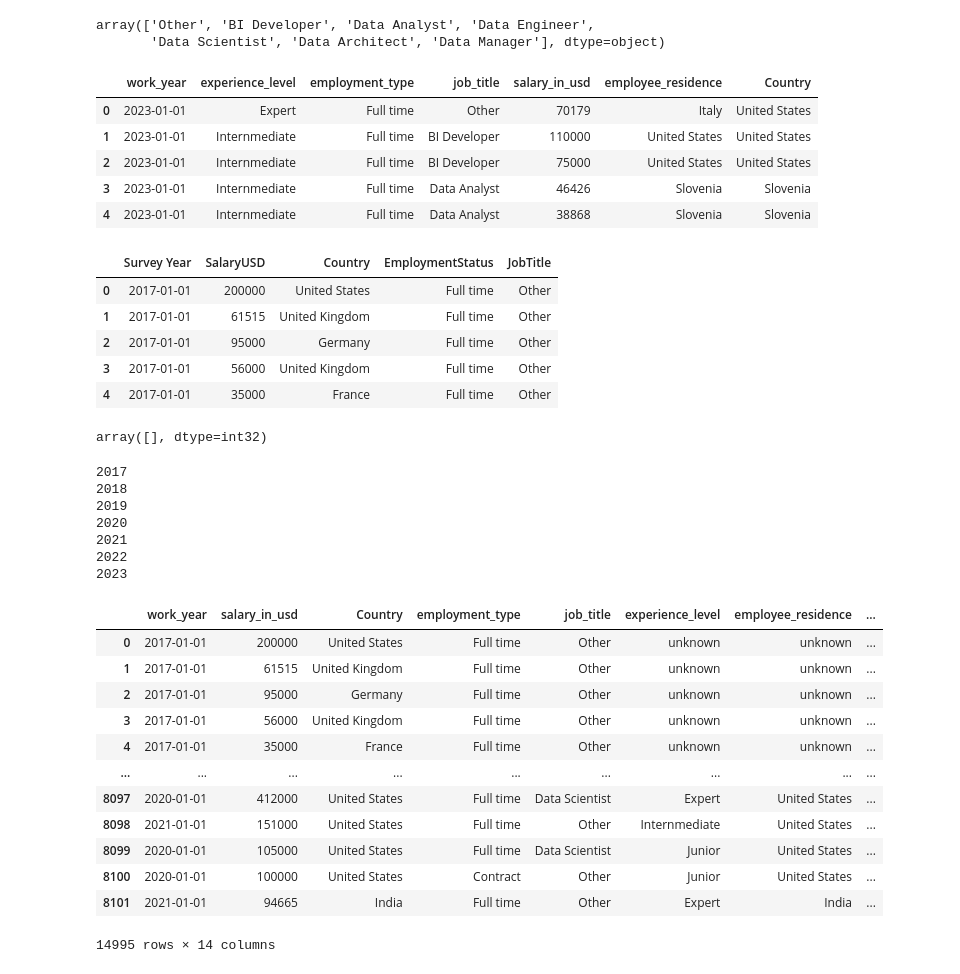
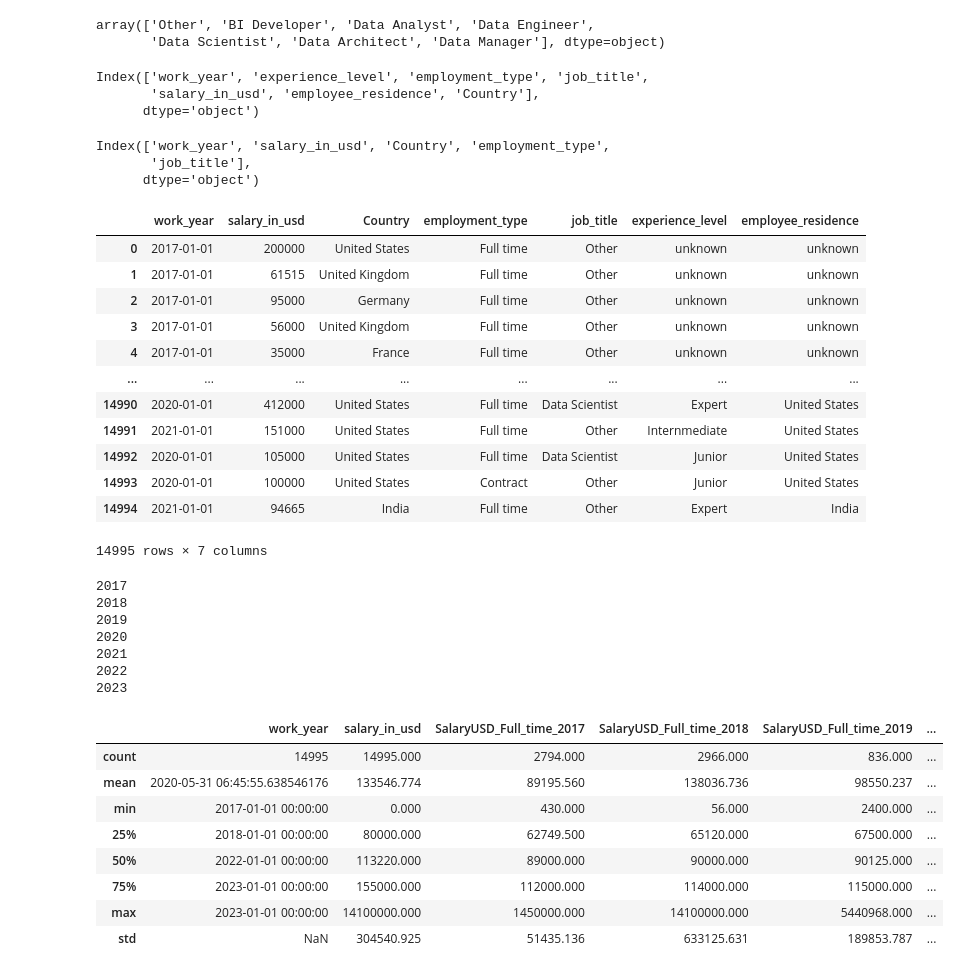
Before and after one commit to mathieuVdn/brief_2_salary_data, a Jupyter notebook: brief_2_salary_data.ipynb, the cells around one changed output. Cells and saved outputs as stored; diff of their text form; code cells hidden in the pictures.

```diff
--- a/brief_2_salary_data.ipynb
+++ b/brief_2_salary_data.ipynb
@@ -177,67 +177,68 @@ data_2017_2020_copy['Survey Year'] = pd.to_datetime(data_2017_2020_copy['Survey
 # %%
 data_2021_2023_copy['work_year'] = pd.to_datetime(data_2021_2023_copy['work_year'], format='%Y')
 # %%
-data_2021_2023_copy.head()
+data_2021_2023_copy.columns
 # %% [output]
-|  | work_year | experience_level | employment_type | job_title | salary_in_usd | employee_residence | Country |
-| 0 | 2023-01-01 | Expert | Full time | Other | 70179 | Italy | United States |
-| 1 | 2023-01-01 | Internmediate | Full time | BI Developer | 110000 | United States | United States |
-| 2 | 2023-01-01 | Internmediate | Full time | BI Developer | 75000 | United States | United States |
-| 3 | 2023-01-01 | Internmediate | Full time | Data Analyst | 46426 | Slovenia | Slovenia |
-| 4 | 2023-01-01 | Internmediate | Full time | Data Analyst | 38868 | Slovenia | Slovenia |
+Index(['work_year', 'experience_level', 'employment_type', 'job_title',
+       'salary_in_usd', 'employee_residence', 'Country'],
+      dtype='object')
-# %%
-data_2017_2020_copy.head()
-# %% [output]
-|  | Survey Year | SalaryUSD | Country | EmploymentStatus | JobTitle |
-| 0 | 2017-01-01 | 200000 | United States | Full time | Other |
-| 1 | 2017-01-01 | 61515 | United Kingdom | Full time | Other |
-| 2 | 2017-01-01 | 95000 | Germany | Full time | Other |
-| 3 | 2017-01-01 | 56000 | United Kingdom | Full time | Other |
-| 4 | 2017-01-01 | 35000 | France | Full time | Other |
 # %%
 data_2017_2020_copy = data_2017_2020_copy.rename(
     columns={"Survey Year": "work_year", "SalaryUSD": "salary_in_usd", "EmploymentStatus": "employment_type",
              "JobTitle": "job_title"})
+data_2017_2020_copy.columns
+# %% [output]
+Index(['work_year', 'salary_in_usd', 'Country', 'employment_type',
+       'job_title'],
+      dtype='object')
 # %%
-data_2017_2023 = data_2017_2020_copy.merge(data_2021_2023_copy, on=['work_year', 'employment_type', 'job_title', 'salary_in_usd', 'Country'], how='left')
+data_2017_2023 = pd.concat([data_2017_2020_copy, data_2021_2023_copy], ignore_index=True)
 data_2017_2023.loc[:, "experience_level"] = data_2017_2023.loc[:, "experience_level"].fillna("unknown")
 data_2017_2023.loc[:, "employee_residence"] = data_2017_2023.loc[:, "employee_residence"].fillna("unknown")
 
-data_2017_2023.loc[:, "work_year"].dt.year.unique()
+data_2017_2023
 # %% [output]
+|  | work_year | salary_in_usd | Country | employment_type | job_title | experience_level | employee_residence |
+| 0 | 2017-01-01 | 200000 | United States | Full time | Other | unknown | unknown |
+| 1 | 2017-01-01 | 61515 | United Kingdom | Full time | Other | unknown | unknown |
+| 2 | 2017-01-01 | 95000 | Germany | Full time | Other | unknown | unknown |
+| 3 | 2017-01-01 | 56000 | United Kingdom | Full time | Other | unknown | unknown |
+| 4 | 2017-01-01 | 35000 | France | Full time | Other | unknown | unknown |
+| ... | ... | ... | ... | ... | ... | ... | ... |
+| 14990 | 2020-01-01 | 412000 | United States | Full time | Data Scientist | Expert | United States |
+| 14991 | 2021-01-01 | 151000 | United States | Full time | Other | Internmediate | United States |
+| 14992 | 2020-01-01 | 105000 | United States | Full time | Data Scientist | Junior | United States |
+| 14993 | 2020-01-01 | 100000 | United States | Contract | Other | Junior | United States |
+| 14994 | 2021-01-01 | 94665 | India | Full time | Other | Expert | India |
-array([], dtype=int32)
+14995 rows × 7 columns
 # %%
 salaryUSD_full_time_2017_2023 = data_2017_2023.copy()
-
+salaryUSD_full_time_2017_2023.loc[:, "job_title"] = salaryUSD_full_time_2017_2023.loc[:, "job_title"][salaryUSD_full_time_2017_2023.loc[:, "job_title"] != "Other"]
 # Utilisez une variable différente pour la boucle
 start_year = 2017
 
 for i in range(0, 7):
     print(start_year)
     salaryUSD_full_time_2017_2023[f'SalaryUSD_Full_time_{start_year}'] = salaryUSD_full_time_2017_2023['salary_in_usd'][
         (salaryUSD_full_time_2017_2023['work_year'] == f'{start_year}-01-01') & (
                 salaryUSD_full_time_2017_2023['employment_type'] == 'Full time')]
     start_year += 1
 
-salaryUSD_full_time_2017_2023
+salaryUSD_full_time_2017_2023.describe()
 # %% [output]
 2017
 2018
 2019
 2020
 2021
 2022
 2023
-|  | work_year | salary_in_usd | Country | employment_type | job_title | experience_level | employee_residence | ... |
-| 0 | 2017-01-01 | 200000 | United States | Full time | Other | unknown | unknown | ... |
-| 1 | 2017-01-01 | 61515 | United Kingdom | Full time | Other | unknown | unknown | ... |
-| 2 | 2017-01-01 | 95000 | Germany | Full time | Other | unknown | unknown | ... |
-| 3 | 2017-01-01 | 56000 | United Kingdom | Full time | Other | unknown | unknown | ... |
-| 4 | 2017-01-01 | 35000 | France | Full time | Other | unknown | unknown | ... |
-| ... | ... | ... | ... | ... | ... | ... | ... | ... |
-| 8097 | 2020-01-01 | 412000 | United States | Full time | Data Scientist | Expert | United States | ... |
-| 8098 | 2021-01-01 | 151000 | United States | Full time | Other | Internmediate | United States | ... |
-| 8099 | 2020-01-01 | 105000 | United States | Full time | Data Scientist | Junior | United States | ... |
-| 8100 | 2020-01-01 | 100000 | United States | Contract | Other | Junior | United States | ... |
-| 8101 | 2021-01-01 | 94665 | India | Full time | Other | Expert | India | ... |
+|  | work_year | salary_in_usd | SalaryUSD_Full_time_2017 | SalaryUSD_Full_time_2018 | SalaryUSD_Full_time_2019 | ... |
+| count | 14995 | 14995.000 | 2794.000 | 2966.000 | 836.000 | ... |
+| mean | 2020-05-31 06:45:55.638546176 | 133546.774 | 89195.560 | 138036.736 | 98550.237 | ... |
+| min | 2017-01-01 00:00:00 | 0.000 | 430.000 | 56.000 | 2400.000 | ... |
+| 25% | 2018-01-01 00:00:00 | 80000.000 | 62749.500 | 65120.000 | 67500.000 | ... |
+| 50% | 2022-01-01 00:00:00 | 113220.000 | 89000.000 | 90000.000 | 90125.000 | ... |
+| 75% | 2023-01-01 00:00:00 | 155000.000 | 112000.000 | 114000.000 | 115000.000 | ... |
+| max | 2023-01-01 00:00:00 | 14100000.000 | 1450000.000 | 14100000.000 | 5440968.000 | ... |
+| std | NaN | 304540.925 | 51435.136 | 633125.631 | 189853.787 | ... |
-14995 rows × 14 columns
```
Also changed, not shown: parts of 2 cells of this notebook, 3 other files.
